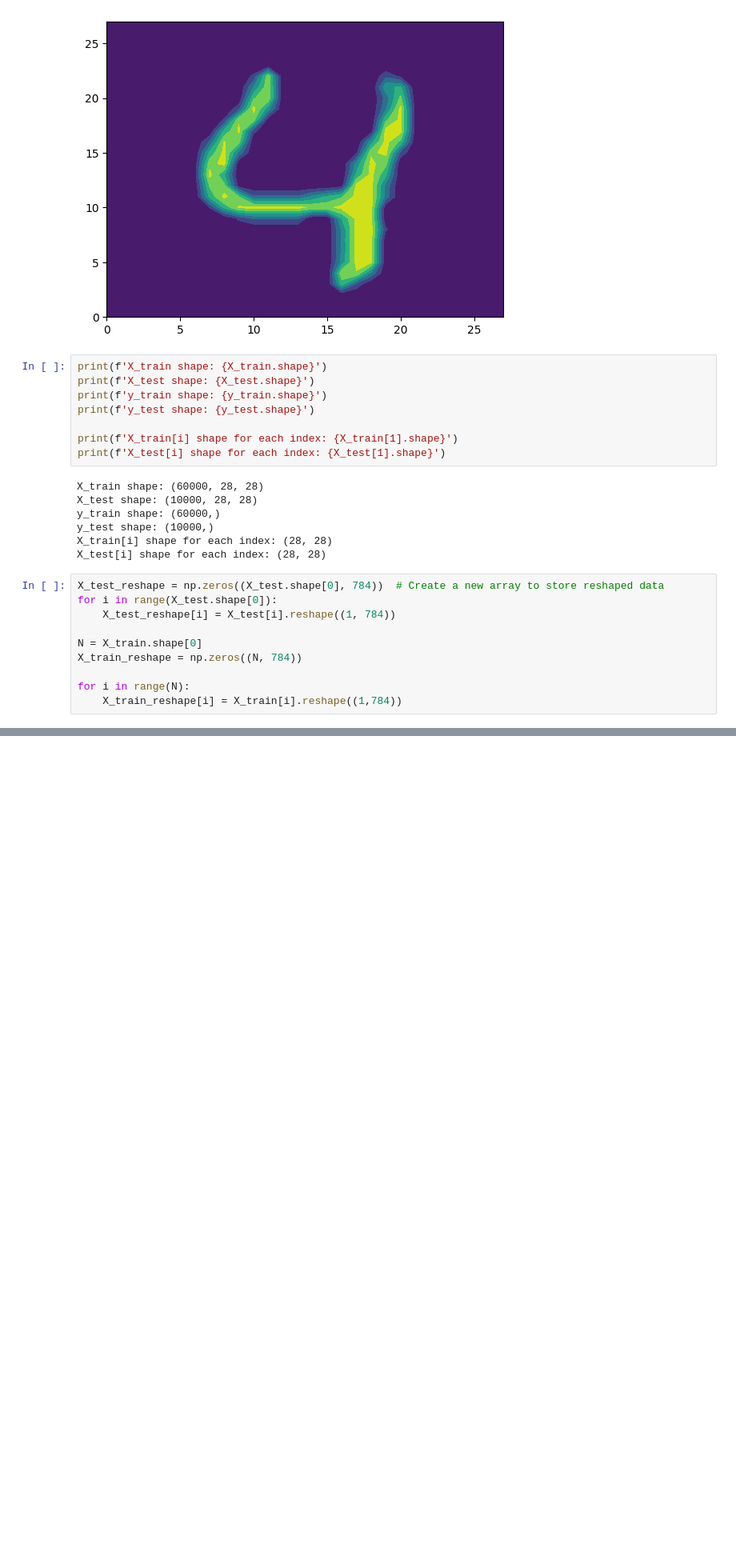
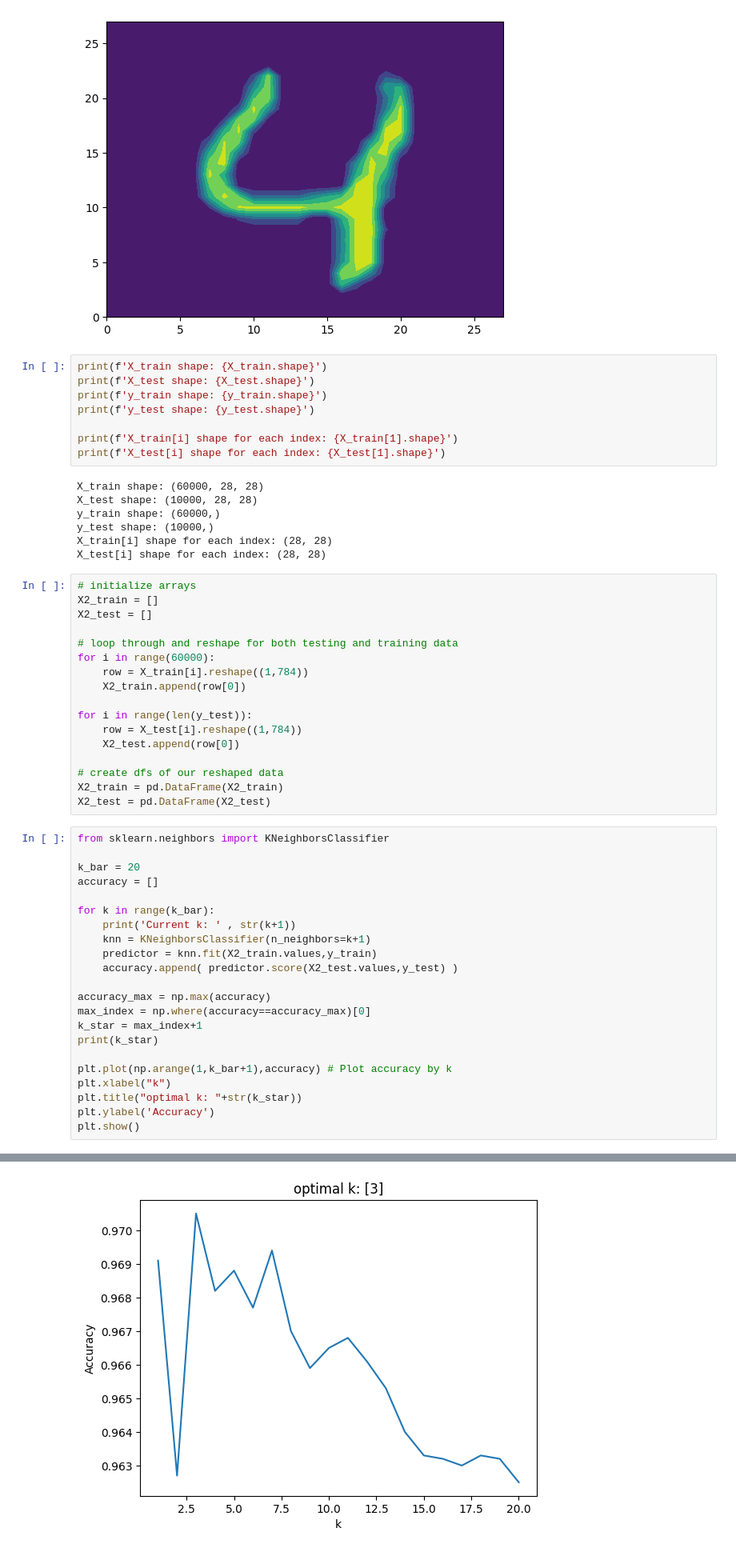
Before and after one commit to conorgibbons147/knn, a Jupyter notebook: lab/computer_vision_lab.ipynb, the cells around one changed output, grey strips where cells are left out. Shown at 80% size. Saved outputs shown, nothing was run; the diff lists cells and outputs as text; blank space fills up the shorter version.

```diff
--- a/lab/computer_vision_lab.ipynb
+++ b/lab/computer_vision_lab.ipynb
@@ -156,13 +154,43 @@ y_train shape: (60000,)
 y_test shape: (10000,)
 X_train[i] shape for each index: (28, 28)
 X_test[i] shape for each index: (28, 28)
-# %%
-X_test_reshape = np.zeros((X_test.shape[0], 784))  # Create a new array to store reshaped data
-for i in range(X_test.shape[0]):
-    X_test_reshape[i] = X_test[i].reshape((1, 784))
-
-N = X_train.shape[0]
-X_train_reshape = np.zeros((N, 784))
-
-for i in range(N):
-    X_train_reshape[i] = X_train[i].reshape((1,784))
+# %%
+# initialize arrays
+X2_train = []
+X2_test = []
+
+# loop through and reshape for both testing and training data
+for i in range(60000):
+    row = X_train[i].reshape((1,784))
+    X2_train.append(row[0])
+
+for i in range(len(y_test)):
+    row = X_test[i].reshape((1,784))
+    X2_test.append(row[0])
+
+# create dfs of our reshaped data
+X2_train = pd.DataFrame(X2_train)
+X2_test = pd.DataFrame(X2_test)
+# %%
+from sklearn.neighbors import KNeighborsClassifier
+
+k_bar = 20
+accuracy = []
+
+for k in range(k_bar):
+    print('Current k: ' , str(k+1))
+    knn = KNeighborsClassifier(n_neighbors=k+1)
+    predictor = knn.fit(X2_train.values,y_train)
+    accuracy.append( predictor.score(X2_test.values,y_test) )
+
+accuracy_max = np.max(accuracy)
+max_index = np.where(accuracy==accuracy_max)[0]
+k_star = max_index+1
+print(k_star)
+
+plt.plot(np.arange(1,k_bar+1),accuracy) # Plot accuracy by k
+plt.xlabel("k")
+plt.title("optimal k: "+str(k_star))
+plt.ylabel('Accuracy')
+plt.show()
+# %% [output]
@@ -168,0 +214 @@ for i in range(N):
+[figure, added]
```
Also changed, not shown: parts of 7 cells of this notebook.
